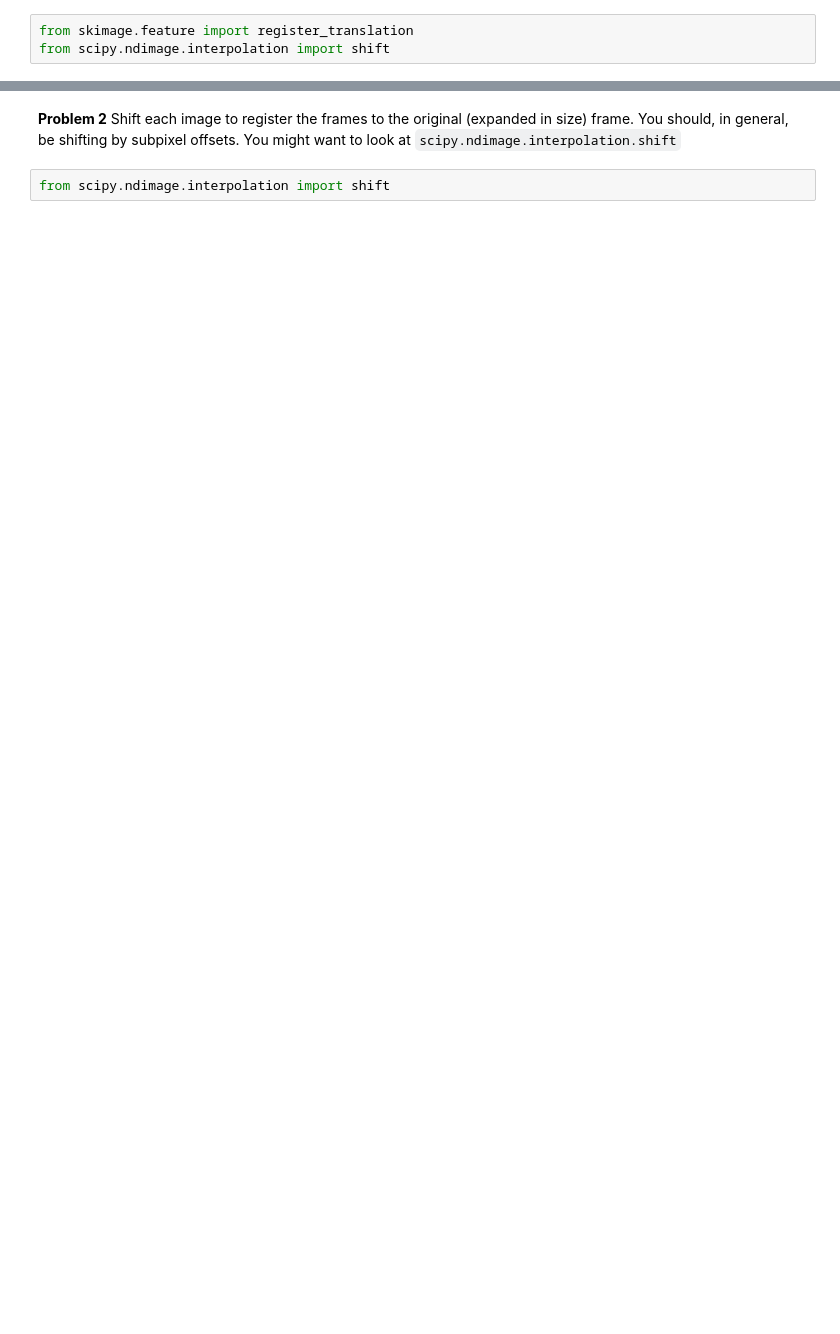
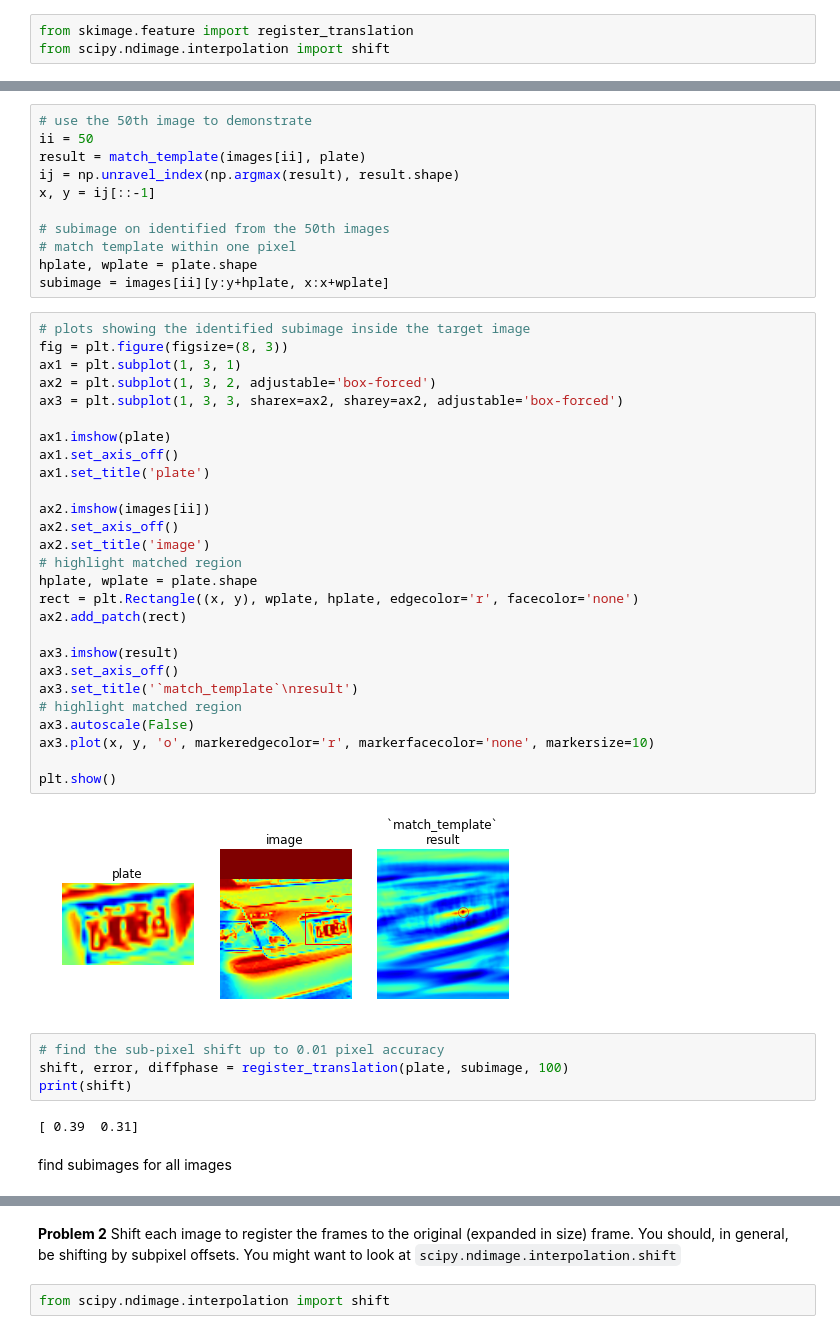
Before and after one commit to YuguangTong/AY250-hw, a Jupyter notebook: hw_1/hw_1_assignment.ipynb, the cells around one changed output, grey strips where cells are left out. Saved outputs shown, nothing was run; the diff lists cells and outputs as text; blank space fills up the shorter version.

```diff
--- a/hw_1/hw_1_assignment.ipynb
+++ b/hw_1/hw_1_assignment.ipynb
@@ -167,0 +108,48 @@ for i, img in enumerate(images):
+# %%
+# use the 50th image to demonstrate
+ii = 50
+result = match_template(images[ii], plate)
+ij = np.unravel_index(np.argmax(result), result.shape)
+x, y = ij[::-1]
+
+# subimage on identified from the 50th images
+# match template within one pixel
+hplate, wplate = plate.shape
+subimage = images[ii][y:y+hplate, x:x+wplate]
+# %%
+# plots showing the identified subimage inside the target image
+fig = plt.figure(figsize=(8, 3))
+ax1 = plt.subplot(1, 3, 1)
+ax2 = plt.subplot(1, 3, 2, adjustable='box-forced')
+ax3 = plt.subplot(1, 3, 3, sharex=ax2, sharey=ax2, adjustable='box-forced')
+
+ax1.imshow(plate)
+ax1.set_axis_off()
+ax1.set_title('plate')
+
+ax2.imshow(images[ii])
+ax2.set_axis_off()
+ax2.set_title('image')
+# highlight matched region
+hplate, wplate = plate.shape
+rect = plt.Rectangle((x, y), wplate, hplate, edgecolor='r', facecolor='none')
+ax2.add_patch(rect)
+
+ax3.imshow(result)
+ax3.set_axis_off()
+ax3.set_title('`match_template`\nresult')
+# highlight matched region
+ax3.autoscale(False)
+ax3.plot(x, y, 'o', markeredgecolor='r', markerfacecolor='none', markersize=10)
+
+plt.show()
+# %% [output]
+[figure, added]
+# %%
+# find the sub-pixel shift up to 0.01 pixel accuracy
+shift, error, diffphase = register_translation(plate, subimage, 100)
+print(shift)
+# %% [output]
+[ 0.39  0.31]
+# %% [markdown]
+find subimages for all images
```
Also changed, not shown: parts of 23 cells of this notebook, 1 other file.
